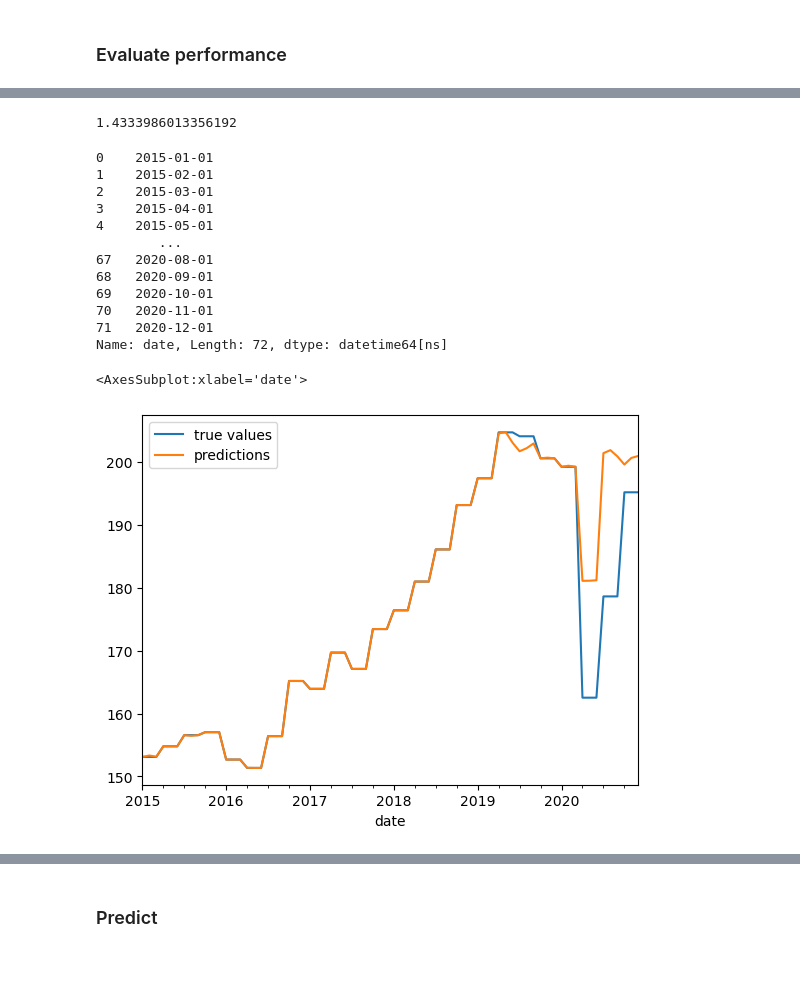
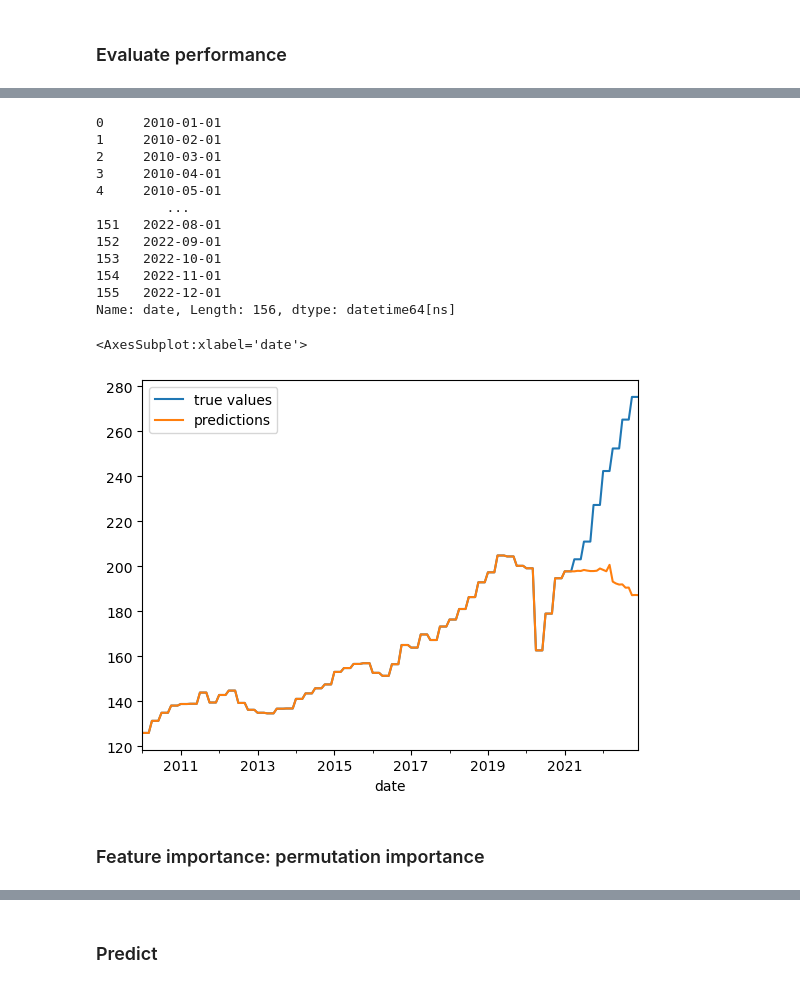
Before and after one commit to PolinaKnutsson/Nowcasting-Swedish-exports, a Jupyter notebook: Predict_Swedens_exports.ipynb, the cells around one changed output, grey strips where cells are left out. Saved outputs shown, nothing was run; the diff lists cells and outputs as text; code cells hidden in the pictures.

```diff
--- a/Predict_Swedens_exports.ipynb
+++ b/Predict_Swedens_exports.ipynb
@@ -196,0 +213,9 @@ for i in range(10):
+# %%
+grid = GridSearchCV(estimator = gbm,
+                        param_grid = gbm_param_grid,
+                        scoring = 'neg_mean_absolute_error',
+                        cv = 4,
+                        verbose = 1)
+# %%
+%%capture --no-display
+grid.fit(X_train, y_train)
@@ -196,0 +246,2 @@ for i in range(10):
+# %%
+y_pred_grid = grid.predict(X_test)
@@ -259,30 +254,26 @@ array([153.09943114, 153.32204851, 153.12818904, 154.78392876,
-# %%
-np.sqrt(mean_absolute_error(y_true, y_pred))
-# %% [output]
-1.4333986013356192
-# %%
-all_dates = test_processed['date']
 # %%
 all_dates
 # %% [output]
-0    2015-01-01
-1    2015-02-01
-2    2015-03-01
-3    2015-04-01
-4    2015-05-01
-        ...
-67   2020-08-01
-68   2020-09-01
-69   2020-10-01
-70   2020-11-01
-71   2020-12-01
-Name: date, Length: 72, dtype: datetime64[ns]
+0     2010-01-01
+1     2010-02-01
+2     2010-03-01
+3     2010-04-01
+4     2010-05-01
+         ...
+151   2022-08-01
+152   2022-09-01
+153   2022-10-01
+154   2022-11-01
+155   2022-12-01
+Name: date, Length: 156, dtype: datetime64[ns]
 # %%
 # plot of predictions vs test_values
 pd.DataFrame({
-    "true values":y_true,
-    "predictions":y_pred},
+    "true values":y_test.values,
+    "predictions":y_pred_grid},
     index = all_dates).plot()
 # %% [output]
 <AxesSubplot:xlabel='date'>
-[figure, old version]
+[figure, new version]
+# %% [markdown]
+### Feature importance: permutation importance
```
Also changed, not shown: parts of 63 cells of this notebook.
